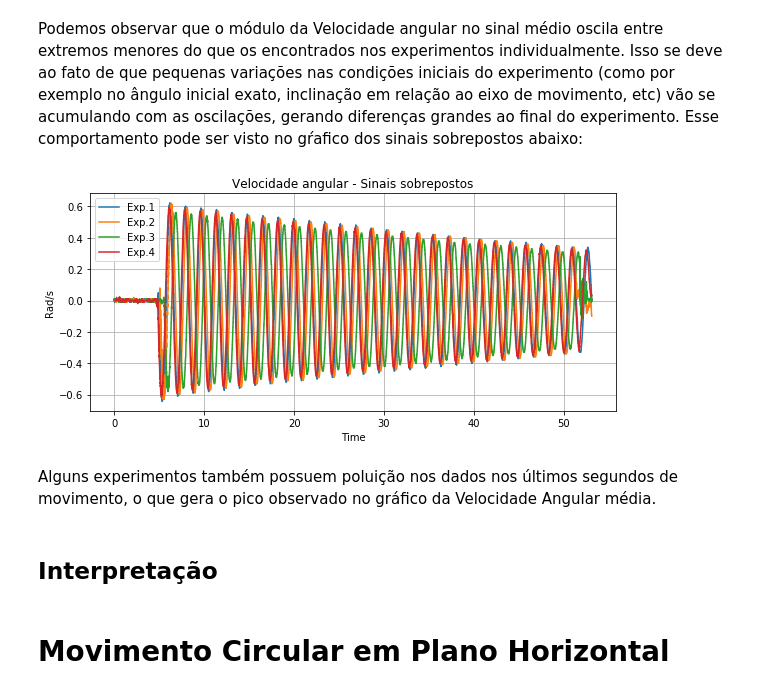
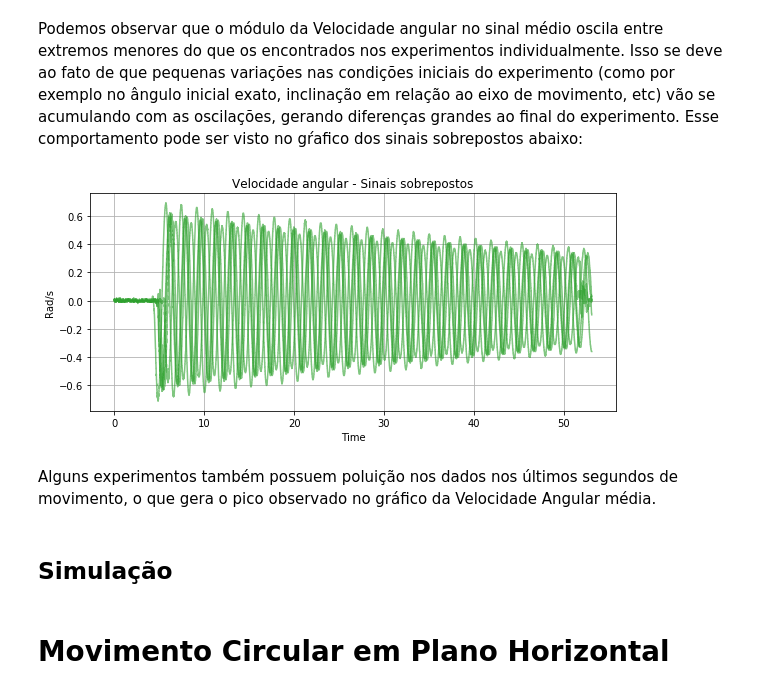
Before and after one commit to caiotda/MAC209, a Jupyter notebook: EP2/ep02.ipynb, the cells around one changed output. Drawn from its saved outputs; the diff is of its cells as text; code cells hidden in the pictures.

```diff
--- a/EP2/ep02.ipynb
+++ b/EP2/ep02.ipynb
@@ -47,7 +53,7 @@ for i in range(len(names)):
     plt.plot(tbl["time"], tbl["wx"], label = "X axis")
     plt.plot(tbl["time"], tbl["wy"], label ="Y axis")
     plt.plot(tbl["time"], tbl["wz"], label ="Z axis")
-    plt.title(names[i])
+    plt.title("Experimento "+str(i+1))
     plt.legend()
     plt.show()
 # %% [output]
@@ -97,22 +99,22 @@ Podemos observar que o módulo da Velocidade angular no sinal médio oscila entr
 # %%
 fig = plt.figure(figsize=(32,4))
 plt.subplot(131)
 plt.grid(True)
 plt.xlabel("Time")
 plt.ylabel("Rad/s")
-plt.plot(x, tbls[0]["wz"], label = "Exp.1")
-plt.plot(x, tbls[1]["wz"], label = "Exp.2")
-plt.plot(x, tbls[2]["wz"], label = "Exp.3")
-plt.plot(x, tbls[3]["wz"], label = "Exp.4")
+plt.plot(x, tbls[0]["wz"], "C2", alpha = 0.6)
+plt.plot(x, tbls[1]["wz"], "C2", alpha = 0.6)
+plt.plot(x, tbls[2]["wz"], "C2", alpha = 0.6)
+plt.plot(x, tbls[3]["wz"], "C2", alpha = 0.6)
+plt.plot(x, tbls[4]["wz"], "C2", alpha = 0.6)
 plt.title("Velocidade angular - Sinais sobrepostos")
-plt.legend()
 plt.show()
 # %% [output]
-[figure, old version]
+[figure, new version]
 # %% [markdown]
 Alguns experimentos também possuem poluição nos dados nos últimos segundos de movimento, o que gera o pico observado no gráfico da Velocidade Angular média.
 # %% [markdown]
-## Interpretação
+## Simulação
 # %% [markdown]
 # Movimento Circular em Plano Horizontal
 # %% [markdown]
```
Also changed, not shown: parts of 4 cells of this notebook.
